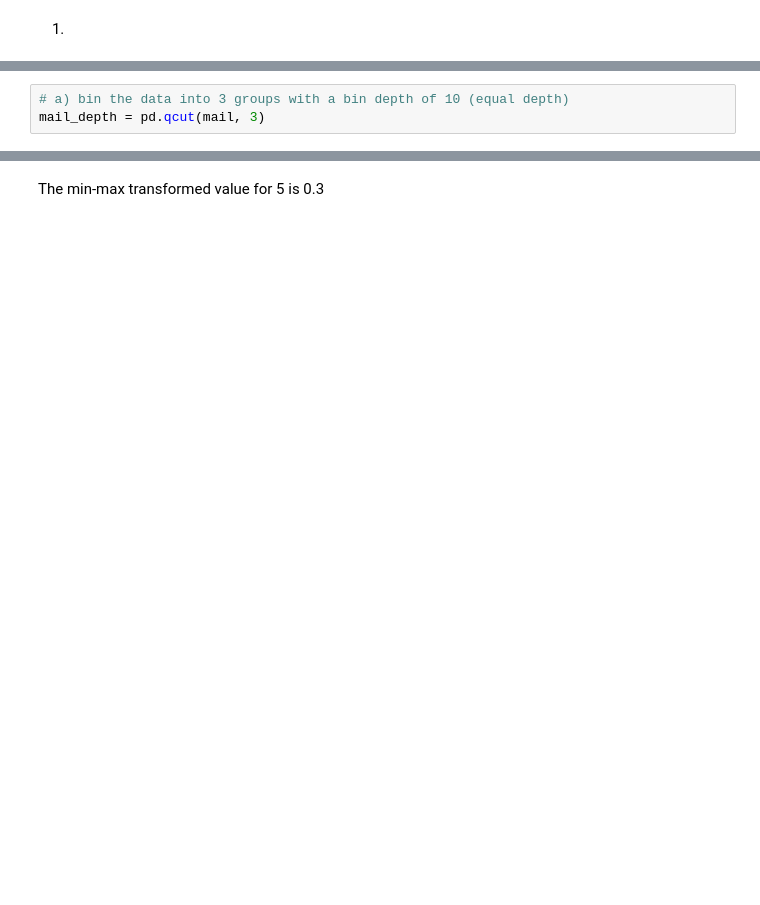
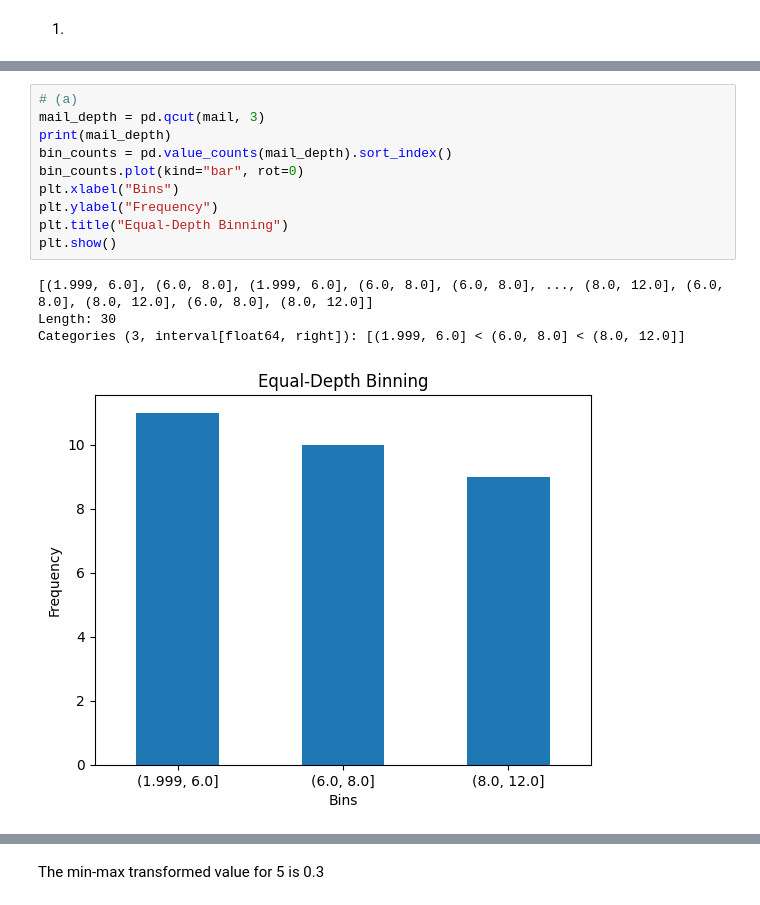
Before and after one commit to AidanK88/code_2600, a Jupyter notebook: homework2.ipynb, the cells around one changed output, grey strips where cells are left out. Cells and saved outputs as stored; diff of their text form; blank space fills up the shorter version.

```diff
--- a/homework2.ipynb
+++ b/homework2.ipynb
@@ -16,6 +17,18 @@ plt.show()
 # %% [output]
 [figure]
 # %%
-# a) bin the data into 3 groups with a bin depth of 10 (equal depth)
+# (a)
 mail_depth = pd.qcut(mail, 3)
+print(mail_depth)
+bin_counts = pd.value_counts(mail_depth).sort_index()
+bin_counts.plot(kind="bar", rot=0)
+plt.xlabel("Bins")
+plt.ylabel("Frequency")
+plt.title("Equal-Depth Binning")
+plt.show()
+# %% [output]
+[(1.999, 6.0], (6.0, 8.0], (1.999, 6.0], (6.0, 8.0], (6.0, 8.0], ..., (8.0, 12.0], (6.0, 8.0], (8.0, 12.0], (6.0, 8.0], (8.0, 12.0]]
+Length: 30
+Categories (3, interval[float64, right]): [(1.999, 6.0] < (6.0, 8.0] < (8.0, 12.0]]
+[figure, added]
 # %%
```
Also changed, not shown: parts of 25 cells of this notebook, 6 other files.
